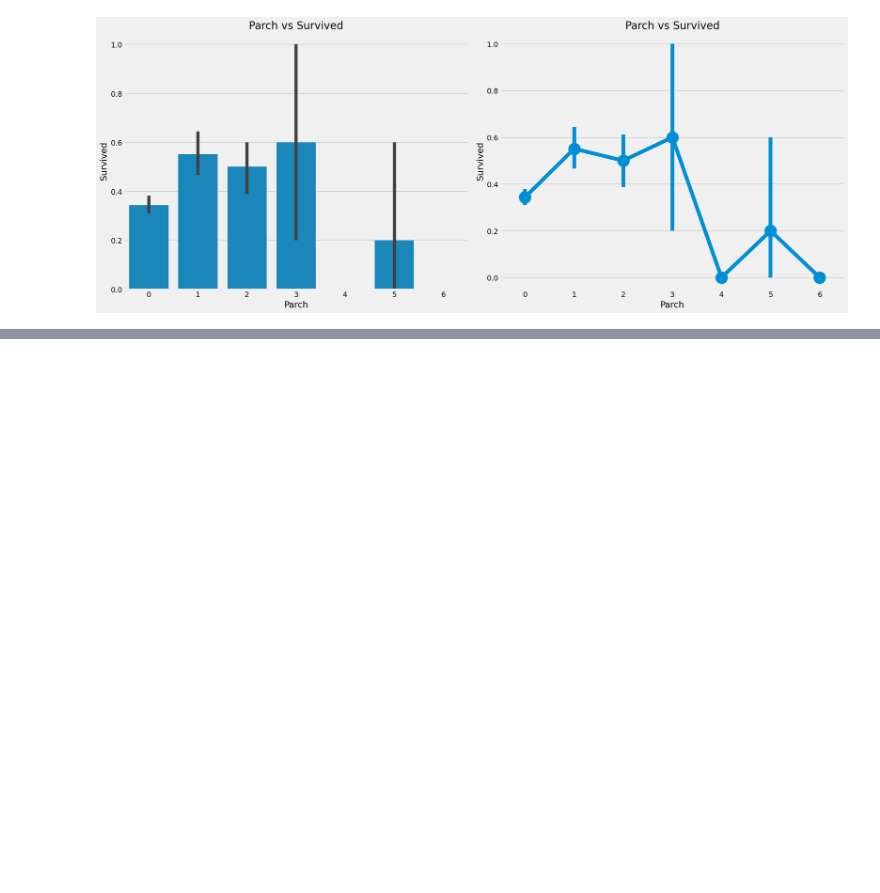
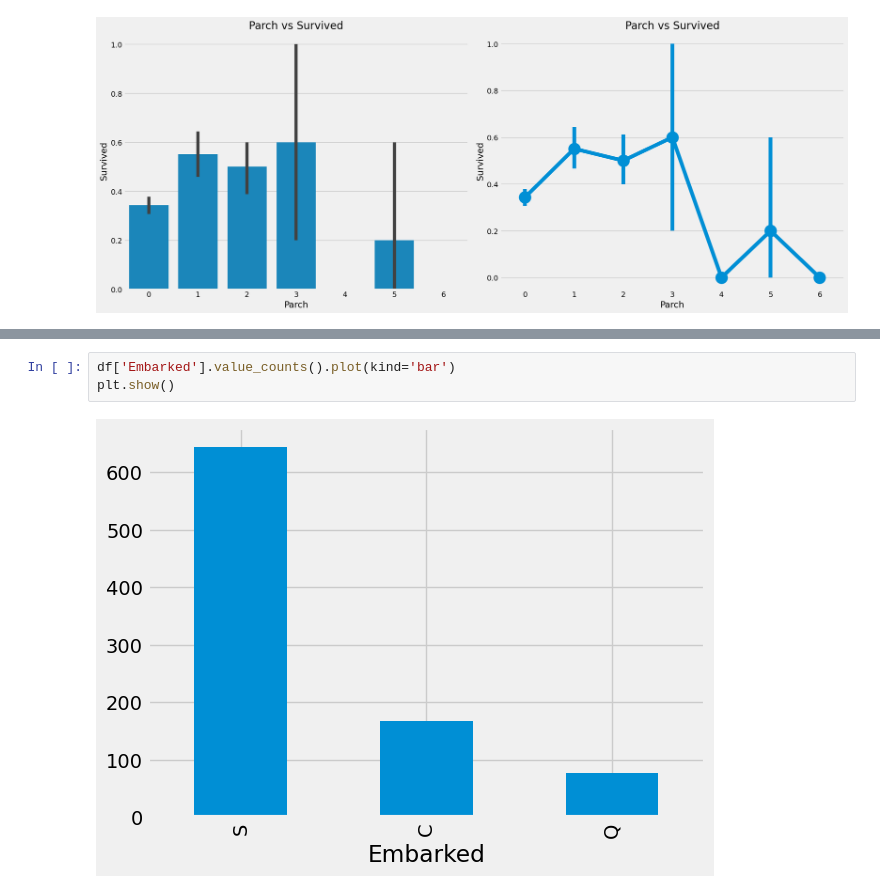
Before and after one commit to AntonUkhabin/Kaggle-Titanic, a Jupyter notebook: EDA.ipynb, the cells around one changed output, grey strips where cells are left out. Cells and saved outputs as stored; diff of their text form; blank space fills up the shorter version.

```diff
--- a/EDA.ipynb
+++ b/EDA.ipynb
@@ -932,0 +957,5 @@ plt.show()
+# %%
+df['Embarked'].value_counts().plot(kind='bar')
+plt.show()
+# %% [output]
+[figure, added]
```
Also changed, not shown: parts of 10 cells of this notebook, 4 other files.
